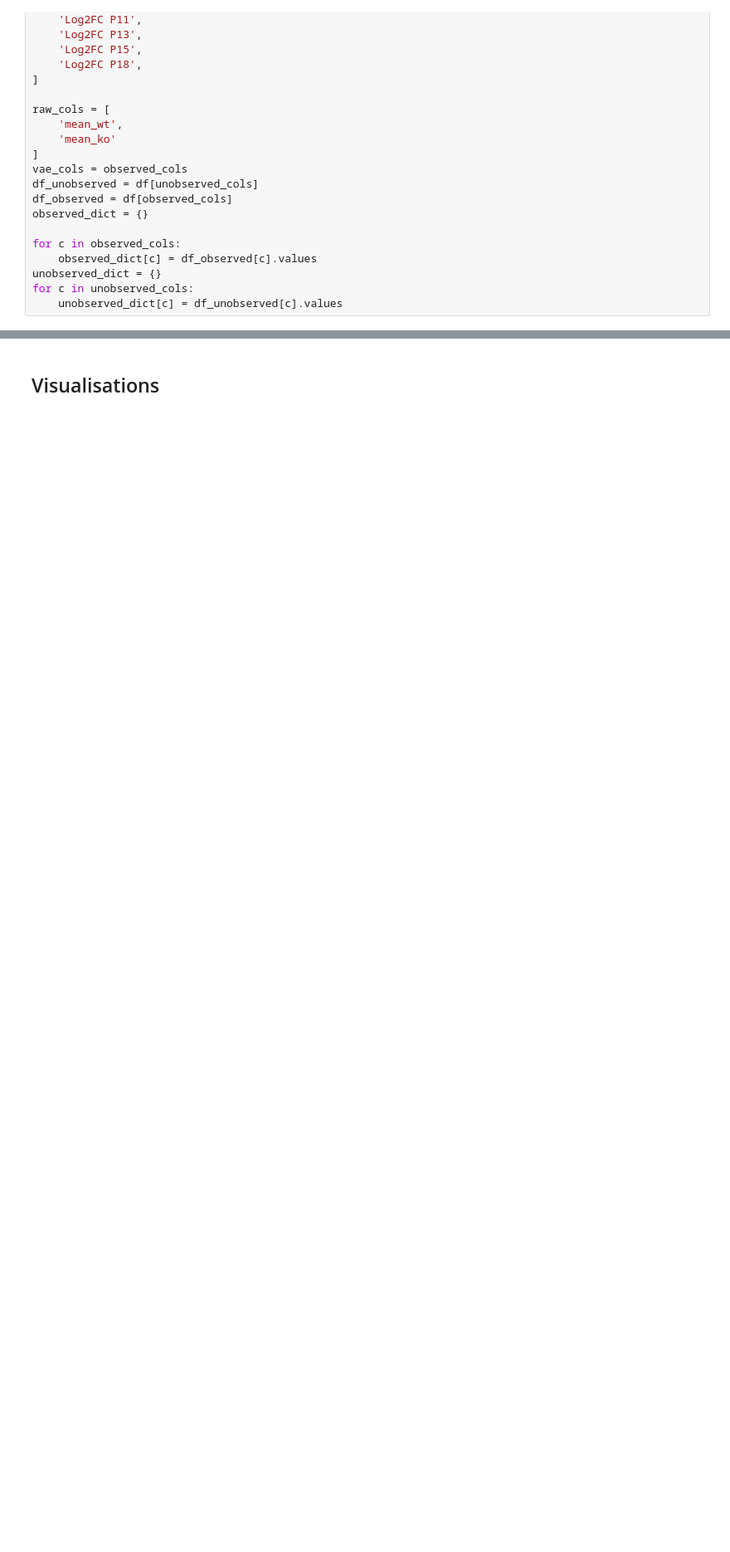
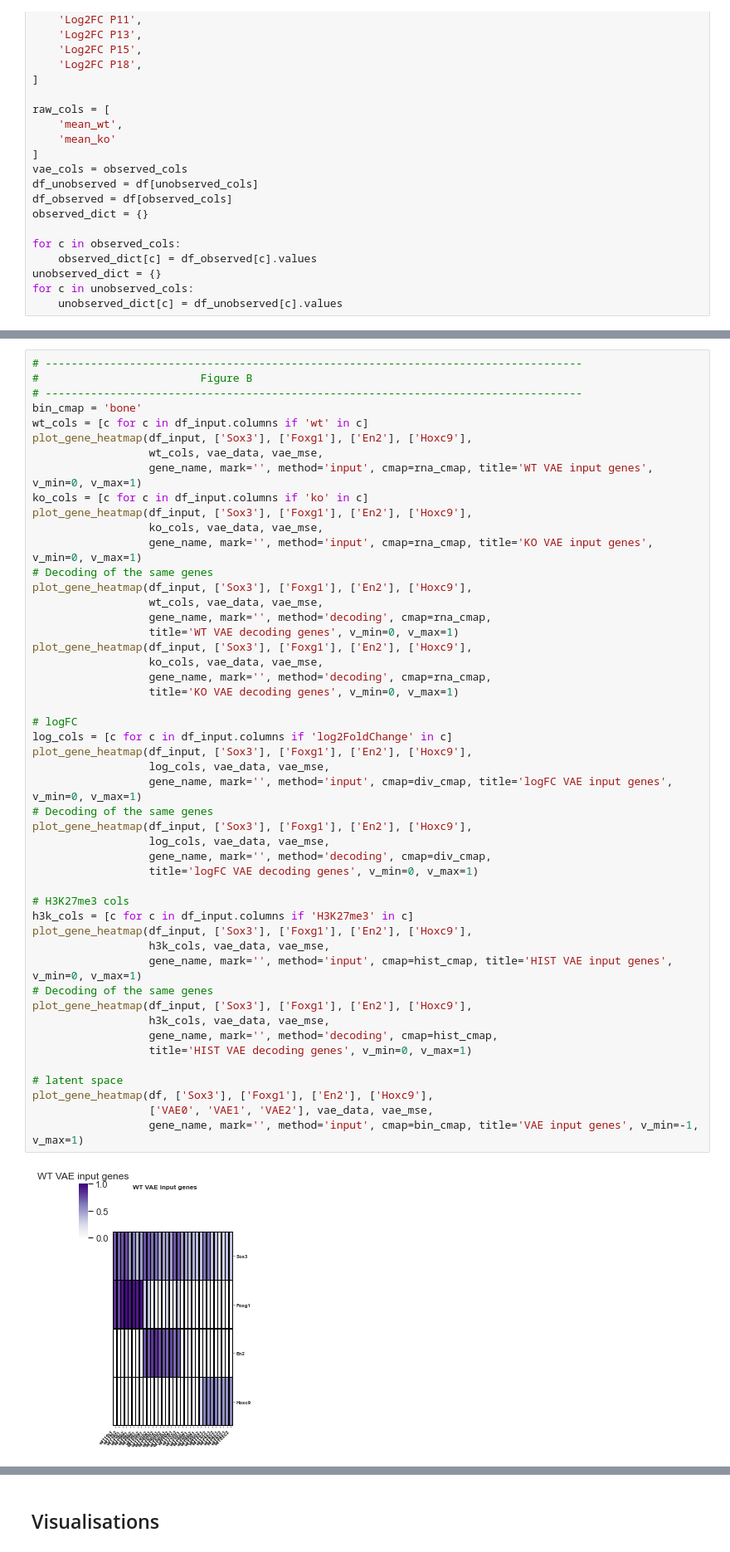
Before and after one commit to ArianeMora/mouseCNS_vae, a Jupyter notebook: reproducibility/3_nodes_consistent_genes/3_nodes_consistent_gene_APaxis_vae.ipynb, the cells around one changed output, grey strips where cells are left out. Shown at 83% size. Cells and saved outputs as stored; diff of their text form; blank space fills up the shorter version.

```diff
--- a/reproducibility/3_nodes_consistent_genes/3_nodes_consistent_gene_APaxis_vae.ipynb
+++ b/reproducibility/3_nodes_consistent_genes/3_nodes_consistent_gene_APaxis_vae.ipynb
@@ -896,0 +1242,51 @@ sc_genes = ['Hoxd8', 'Hoxd9', 'Hoxd10', 'Hoxd11','Hoxa7', 'Hoxa9', 'Hoxa10',
+# %%
+# -----------------------------------------------------------------------------------
+#                         Figure B
+# -----------------------------------------------------------------------------------
+bin_cmap = 'bone'
+wt_cols = [c for c in df_input.columns if 'wt' in c]
+plot_gene_heatmap(df_input, ['Sox3'], ['Foxg1'], ['En2'], ['Hoxc9'],
+                  wt_cols, vae_data, vae_mse,
+                  gene_name, mark='', method='input', cmap=rna_cmap, title='WT VAE input genes', v_min=0, v_max=1)
+ko_cols = [c for c in df_input.columns if 'ko' in c]
+plot_gene_heatmap(df_input, ['Sox3'], ['Foxg1'], ['En2'], ['Hoxc9'],
+                  ko_cols, vae_data, vae_mse,
+                  gene_name, mark='', method='input', cmap=rna_cmap, title='KO VAE input genes', v_min=0, v_max=1)
+# Decoding of the same genes
+plot_gene_heatmap(df_input, ['Sox3'], ['Foxg1'], ['En2'], ['Hoxc9'],
+                  wt_cols, vae_data, vae_mse,
+                  gene_name, mark='', method='decoding', cmap=rna_cmap,
+                  title='WT VAE decoding genes', v_min=0, v_max=1)
+plot_gene_heatmap(df_input, ['Sox3'], ['Foxg1'], ['En2'], ['Hoxc9'],
+                  ko_cols, vae_data, vae_mse,
+                  gene_name, mark='', method='decoding', cmap=rna_cmap,
+                  title='KO VAE decoding genes', v_min=0, v_max=1)
+
+# logFC
+log_cols = [c for c in df_input.columns if 'log2FoldChange' in c]
+plot_gene_heatmap(df_input, ['Sox3'], ['Foxg1'], ['En2'], ['Hoxc9'],
+                  log_cols, vae_data, vae_mse,
+                  gene_name, mark='', method='input', cmap=div_cmap, title='logFC VAE input genes', v_min=0, v_max=1)
+# Decoding of the same genes
+plot_gene_heatmap(df_input, ['Sox3'], ['Foxg1'], ['En2'], ['Hoxc9'],
+                  log_cols, vae_data, vae_mse,
+                  gene_name, mark='', method='decoding', cmap=div_cmap,
+                  title='logFC VAE decoding genes', v_min=0, v_max=1)
+
+# H3K27me3 cols
+h3k_cols = [c for c in df_input.columns if 'H3K27me3' in c]
+plot_gene_heatmap(df_input, ['Sox3'], ['Foxg1'], ['En2'], ['Hoxc9'],
+                  h3k_cols, vae_data, vae_mse,
+                  gene_name, mark='', method='input', cmap=hist_cmap, title='HIST VAE input genes', v_min=0, v_max=1)
+# Decoding of the same genes
+plot_gene_heatmap(df_input, ['Sox3'], ['Foxg1'], ['En2'], ['Hoxc9'],
+                  h3k_cols, vae_data, vae_mse,
+                  gene_name, mark='', method='decoding', cmap=hist_cmap,
+                  title='HIST VAE decoding genes', v_min=0, v_max=1)
+
+# latent space
+plot_gene_heatmap(df, ['Sox3'], ['Foxg1'], ['En2'], ['Hoxc9'],
+                  ['VAE0', 'VAE1', 'VAE2'], vae_data, vae_mse,
+                  gene_name, mark='', method='input', cmap=bin_cmap, title='VAE input genes', v_min=-1, v_max=1)
+# %% [output]
+[figure, added]
```
Also changed, not shown: parts of 90 cells of this notebook, 32 other files.
